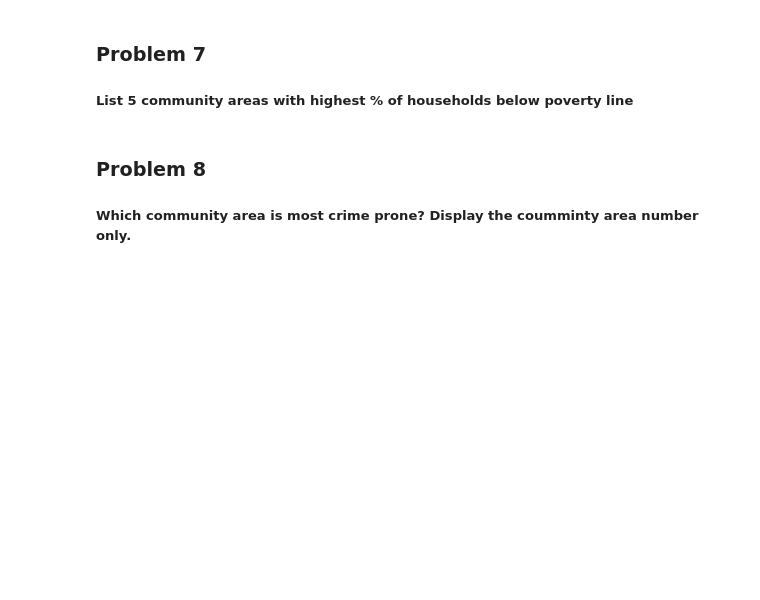
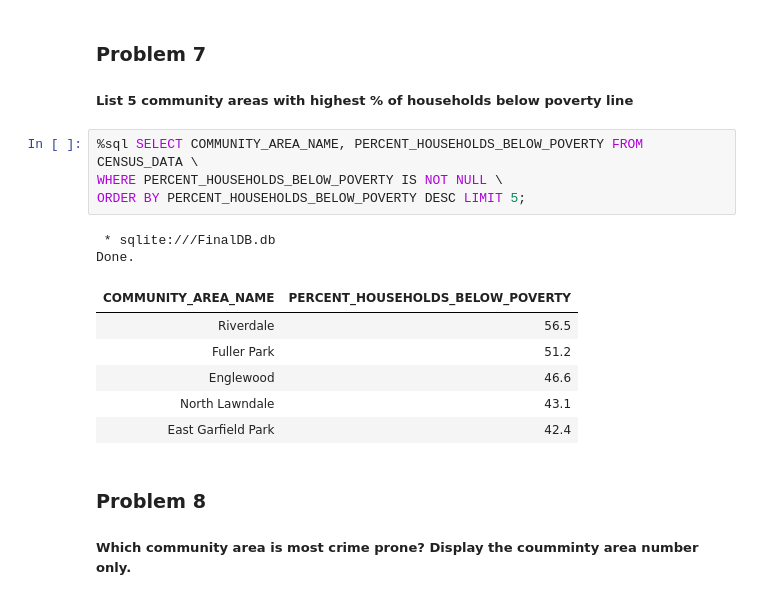
Before and after one commit to espgedu/chicago-analytics, a Jupyter notebook: mod5-final-project-v2.ipynb, the cells around one changed output. Saved outputs shown, nothing was run; the diff lists cells and outputs as text; blank space fills up the shorter version.

Commit message:
Finalização do notebook

```diff
--- a/mod5-final-project-v2.ipynb
+++ b/mod5-final-project-v2.ipynb
@@ -269,6 +276,19 @@ GROUP BY "Elementary, Middle, or High School";
 ### Problem 7
 
 ##### List 5 community areas with highest % of households below poverty line
+# %%
+%sql SELECT COMMUNITY_AREA_NAME, PERCENT_HOUSEHOLDS_BELOW_POVERTY FROM CENSUS_DATA \
+WHERE PERCENT_HOUSEHOLDS_BELOW_POVERTY IS NOT NULL \
+ORDER BY PERCENT_HOUSEHOLDS_BELOW_POVERTY DESC LIMIT 5;
+# %% [output]
+ * sqlite:///FinalDB.db
+Done.
+| COMMUNITY_AREA_NAME | PERCENT_HOUSEHOLDS_BELOW_POVERTY |
+| Riverdale | 56.5 |
+| Fuller Park | 51.2 |
+| Englewood | 46.6 |
+| North Lawndale | 43.1 |
+| East Garfield Park | 42.4 |
 # %% [markdown]
 ### Problem 8
 
```
Also changed, not shown: parts of 9 cells of this notebook.
